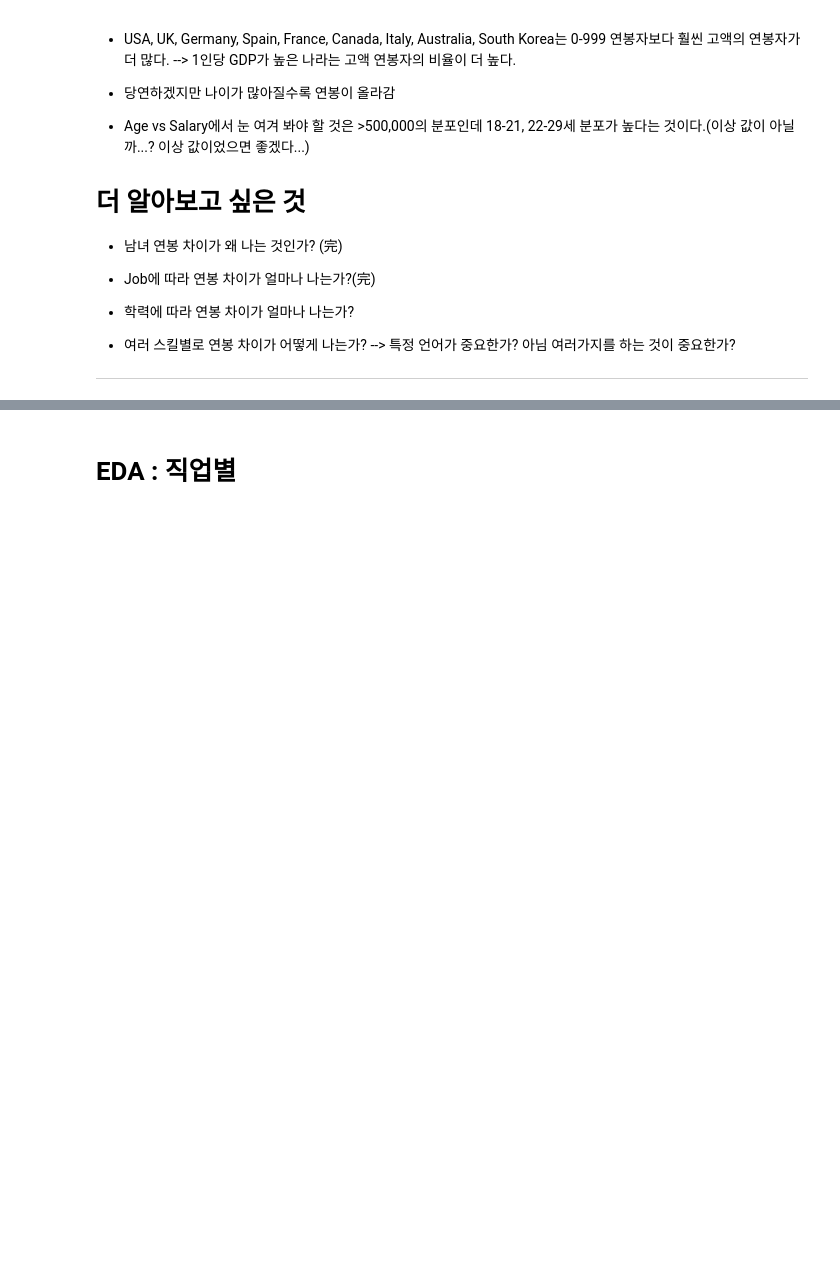
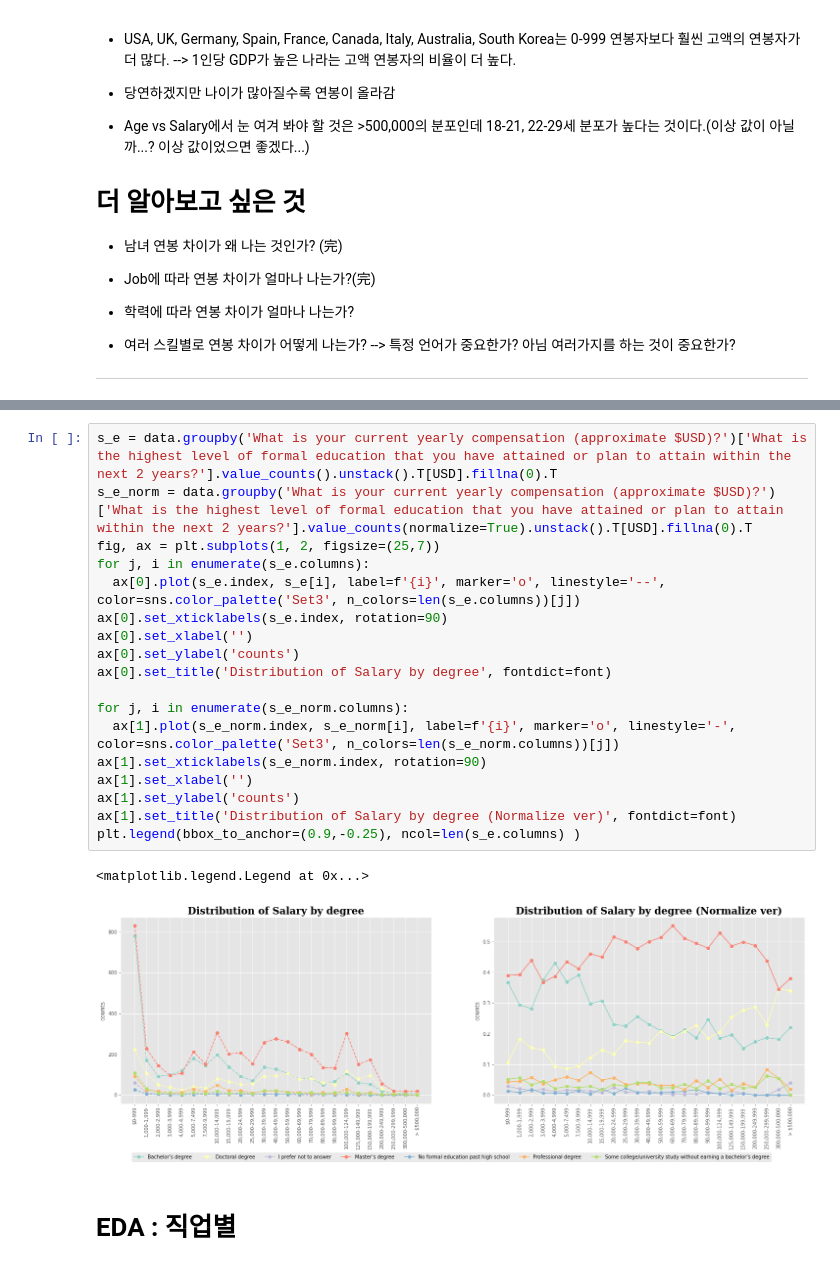
Before and after one commit to O-Kpy/Project, a Jupyter notebook: Kaggle_Survey_viz_Project.ipynb, the cells around one changed output, grey strips where cells are left out. Cells and saved outputs as stored; diff of their text form; blank space fills up the shorter version.

```diff
--- a/Kaggle_Survey_viz_Project.ipynb
+++ b/Kaggle_Survey_viz_Project.ipynb
@@ -290,2 +289,23 @@ Text(0.5, 1.0, 'Distribution of Salary by Job')
+# %%
+s_e = data.groupby('What is your current yearly compensation (approximate $USD)?')['What is the highest level of formal education that you have attained or plan to attain within the next 2 years?'].value_counts().unstack().T[USD].fillna(0).T
+s_e_norm = data.groupby('What is your current yearly compensation (approximate $USD)?')['What is the highest level of formal education that you have attained or plan to attain within the next 2 years?'].value_counts(normalize=True).unstack().T[USD].fillna(0).T
+fig, ax = plt.subplots(1, 2, figsize=(25,7))
+for j, i in enumerate(s_e.columns):
+  ax[0].plot(s_e.index, s_e[i], label=f'{i}', marker='o', linestyle='--', color=sns.color_palette('Set3', n_colors=len(s_e.columns))[j])
+ax[0].set_xticklabels(s_e.index, rotation=90)
+ax[0].set_xlabel('')
+ax[0].set_ylabel('counts')
+ax[0].set_title('Distribution of Salary by degree', fontdict=font)
+
+for j, i in enumerate(s_e_norm.columns):
+  ax[1].plot(s_e_norm.index, s_e_norm[i], label=f'{i}', marker='o', linestyle='-', color=sns.color_palette('Set3', n_colors=len(s_e_norm.columns))[j])
+ax[1].set_xticklabels(s_e_norm.index, rotation=90)
+ax[1].set_xlabel('')
+ax[1].set_ylabel('counts')
+ax[1].set_title('Distribution of Salary by degree (Normalize ver)', fontdict=font)
+plt.legend(bbox_to_anchor=(0.9,-0.25), ncol=len(s_e.columns) )
+# %% [output]
+<matplotlib.legend.Legend at 0x...>
+[figure, added]
 # %% [markdown]
 # EDA : 직업별
```
Also changed, not shown: parts of 17 cells of this notebook.
